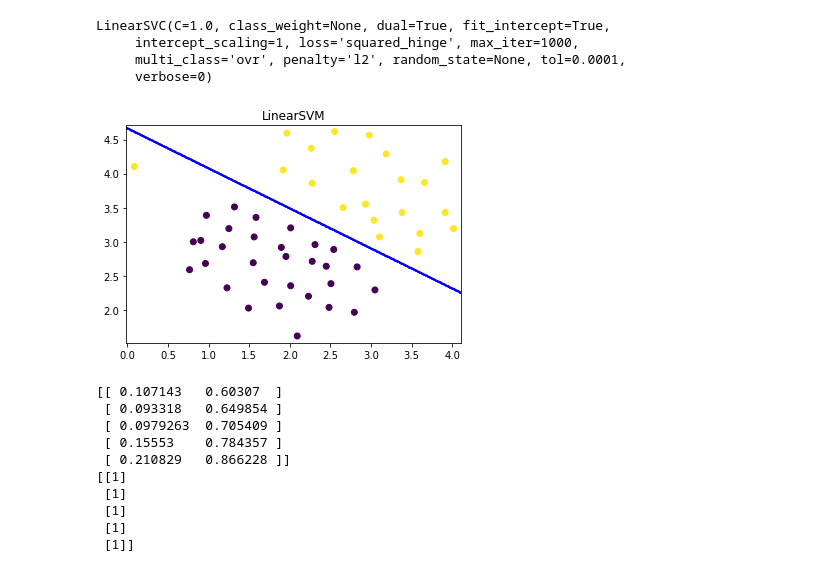
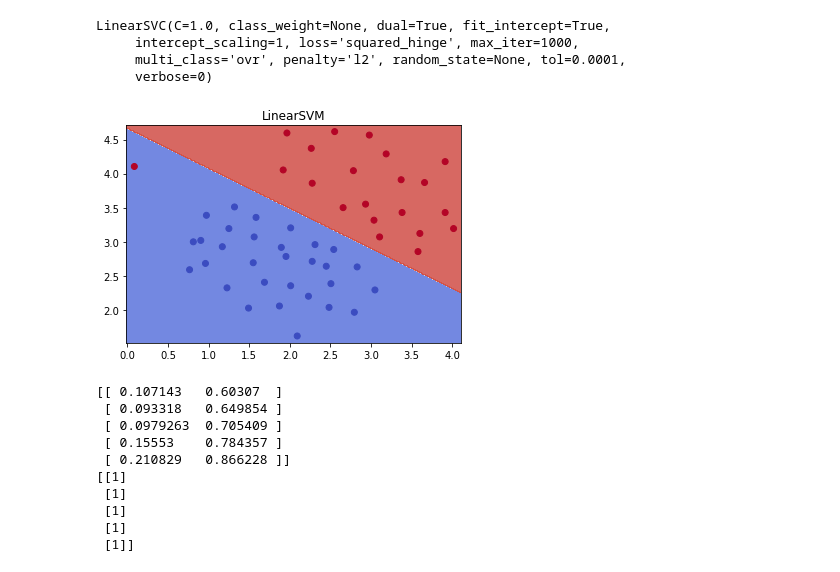
Before and after one commit to TingNie/Coursera-ML-using-matlab-python, a Jupyter notebook: svm.ipynb, the cells around one changed output. Saved outputs shown, nothing was run; the diff lists cells and outputs as text; code cells hidden in the pictures.

```diff
--- a/svm.ipynb
+++ b/svm.ipynb
@@ -47,28 +47,28 @@ LinearSVC(C=1.0, class_weight=None, dual=True, fit_intercept=True,
 # %%
 # 咱们先定义一个一个函数来画决策边界
 def plot_decision_boundary(pred_func,X,y):
 
     # 设定最大最小值，附加一点点边缘填充
     x_min, x_max = X[:, 0].min() - 0.1, X[:, 0].max() + 0.1
     y_min, y_max = X[:, 1].min() - 0.1, X[:, 1].max() + 0.1
     h = 0.01
 
     xx, yy = np.meshgrid(np.arange(x_min, x_max, h), np.arange(y_min, y_max, h))
 
     # 用预测函数预测一下
     Z = pred_func(np.c_[xx.ravel(), yy.ravel()])
     Z = Z.reshape(xx.shape)
     #plt.xlim(x_min,x_max)
     #plt.ylim(y_min,y_max)
     # 然后画出图
-    plt.contour(xx, yy, Z, colors='b', linewidth=.5)
-    plt.scatter(X[:, 0], X[:, 1], c=y)
+    plt.contourf(xx, yy, Z, cmap=plt.cm.coolwarm, alpha=0.8)
+    plt.scatter(X[:, 0], X[:, 1], c=y,cmap=plt.cm.coolwarm)
 
 plot_decision_boundary(lambda x:clf.predict(x),X,y)
 plt.title("LinearSVM")
 plt.show()
 # %% [output]
-[figure, old version]
+[figure, new version]
 # %%
 #load data2
 data2 = sio.loadmat('ex6data2.mat')
```
Also changed, not shown: parts of 3 cells of this notebook.
